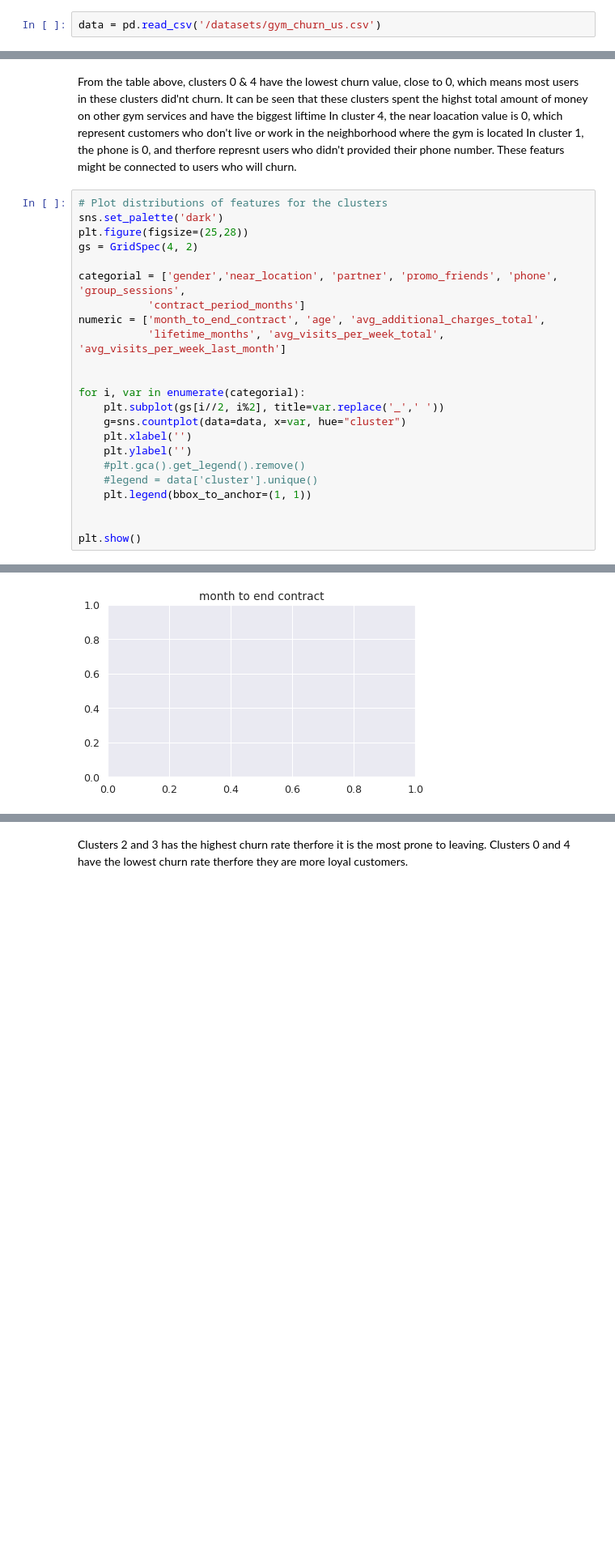
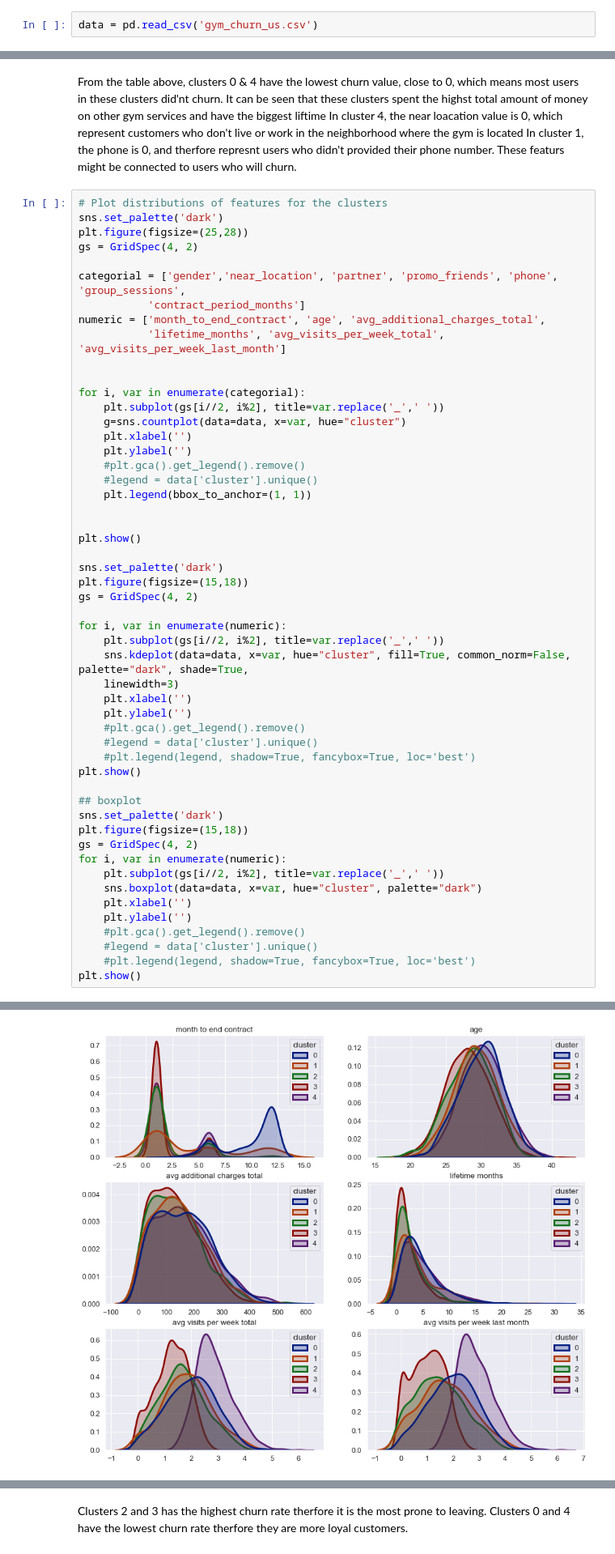
Before and after one commit to shakedbriller/Churn---forcast-and-prediction, a Jupyter notebook: Gym Churn Forcast and prediction.ipynb, the cells around one changed output, grey strips where cells are left out. Shown at 81% size. Drawn from its saved outputs; the diff is of its cells as text; blank space fills up the shorter version.

```diff
--- a/Gym Churn Forcast and prediction.ipynb
+++ b/Gym Churn Forcast and prediction.ipynb
@@ -37,7 +37,7 @@ import math
 # %% [markdown]
 ## Step 1. Download the data
 # %%
-data = pd.read_csv('/datasets/gym_churn_us.csv')
+data = pd.read_csv('gym_churn_us.csv')
 # %%
 data .head()
 # %% [output]
@@ -375,4 +362,33 @@ for i, var in enumerate(categorial):
 
 
 plt.show()
+
+sns.set_palette('dark')
+plt.figure(figsize=(15,18))
+gs = GridSpec(4, 2)
+
+for i, var in enumerate(numeric):
+    plt.subplot(gs[i//2, i%2], title=var.replace('_',' '))
+    sns.kdeplot(data=data, x=var, hue="cluster", fill=True, common_norm=False, palette="dark", shade=True,
+    linewidth=3)
+    plt.xlabel('')
+    plt.ylabel('')
+    #plt.gca().get_legend().remove()
+    #legend = data['cluster'].unique()
+    #plt.legend(legend, shadow=True, fancybox=True, loc='best')
+plt.show()
+
+## boxplot
+sns.set_palette('dark')
+plt.figure(figsize=(15,18))
+gs = GridSpec(4, 2)
+for i, var in enumerate(numeric):
+    plt.subplot(gs[i//2, i%2], title=var.replace('_',' '))
+    sns.boxplot(data=data, x=var, hue="cluster", palette="dark")
+    plt.xlabel('')
+    plt.ylabel('')
+    #plt.gca().get_legend().remove()
+    #legend = data['cluster'].unique()
+    #plt.legend(legend, shadow=True, fancybox=True, loc='best')
+plt.show()
 # %% [output]
@@ -382 +396 @@ TypeError: _bivariate_kdeplot() got multiple values for argument 'x'
-[figure, old version]
+[figure, new version]
```
Also changed, not shown: parts of 11 cells of this notebook.
